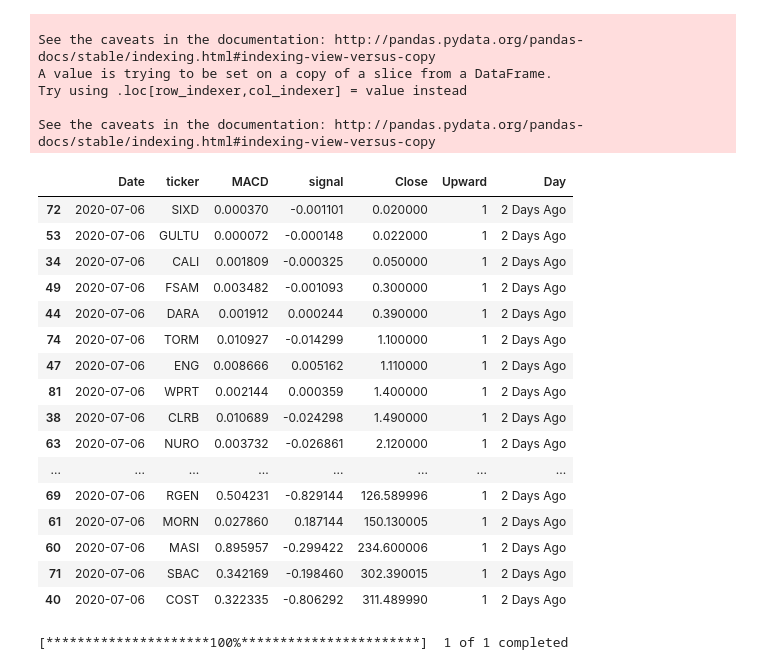
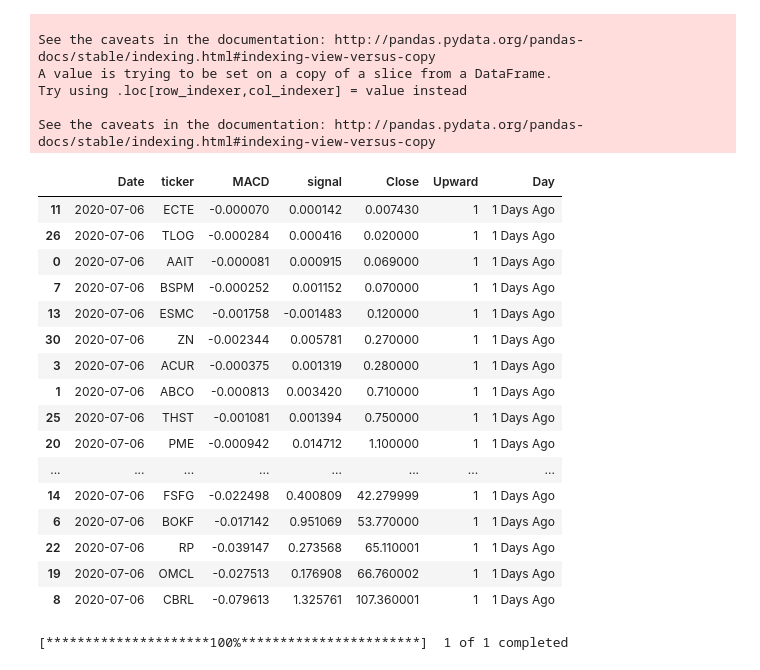
Before and after one commit to Mtaylert/Stock_Evaluation, a Jupyter notebook: StockEvaluations.ipynb, the cells around one changed output. Saved outputs shown, nothing was run; the diff lists cells and outputs as text; code cells hidden in the pictures.

```diff
--- a/StockEvaluations.ipynb
+++ b/StockEvaluations.ipynb
@@ -222,17 +222,17 @@ def upward_trending_stocks(nasdaq_data,end_date,start_date_lb=10,upward=True):
 
         save_columns = ['Date','ticker','MACD','signal','Close']
         sort_values = []
-         for i in range(1,6):
+        for i in range(1,6):
             if i==1:
                 nasdaq_data['MACD_Shift_{}Day'.format(i)]=nasdaq_data.groupby('ticker')['MACD'].shift(i)
 
-                nasdaq_data['Cross_Over_{}_Days'.format(i)] = [1 if x<0 and y>0 else 0 for x,y in zip(nasdaq_data['MACD'],nasdaq_data['MACD_Shift_{}Day'.format(i)])]
+                nasdaq_data['Cross_Over_{}_Days'.format(i)] = [1 if x>0 and y<0 else 0 for x,y in zip(nasdaq_data['MACD'],nasdaq_data['MACD_Shift_{}Day'.format(i)])]
                 save_columns.append('Cross_Over_{}_Days'.format(i))
                 sort_values.append('Cross_Over_{}_Days'.format(i))
             else:
                 nasdaq_data['MACD_Shift_{}Day'.format(i)]=nasdaq_data.groupby('ticker')['MACD'].shift(i)
 
-                nasdaq_data['Cross_Over_{}_Days'.format(i)] = [1 if x<0 and y>0 else 0 for x,y in zip(nasdaq_data['MACD_Shift_{}Day'.format(i-1)],nasdaq_data['MACD_Shift_{}Day'.format(i)])]
+                nasdaq_data['Cross_Over_{}_Days'.format(i)] = [1 if x>0 and y>0 else 0 for x,y in zip(nasdaq_data['MACD_Shift_{}Day'.format(i-1)],nasdaq_data['MACD_Shift_{}Day'.format(i)])]
                 save_columns.append('Cross_Over_{}_Days'.format(i))
                 sort_values.append('Cross_Over_{}_Days'.format(i))
 
@@ -327,25 +335,25 @@ Try using .loc[row_indexer,col_indexer] = value instead
 
 See the caveats in the documentation: http://pandas.pydata.org/pandas-docs/stable/indexing.html#indexing-view-versus-copy
 # %%
-TopShifts_up[TopShifts_up['Day']=='2 Days Ago'].sort_values('Close')
+TopShifts_up[TopShifts_up['Day']=='1 Days Ago'].sort_values('Close')
 # %% [output]
 |  | Date | ticker | MACD | signal | Close | Upward | Day |
-| 72 | 2020-07-06 | SIXD | 0.000370 | -0.001101 | 0.020000 | 1 | 2 Days Ago |
-| 53 | 2020-07-06 | GULTU | 0.000072 | -0.000148 | 0.022000 | 1 | 2 Days Ago |
-| 34 | 2020-07-06 | CALI | 0.001809 | -0.000325 | 0.050000 | 1 | 2 Days Ago |
-| 49 | 2020-07-06 | FSAM | 0.003482 | -0.001093 | 0.300000 | 1 | 2 Days Ago |
-| 44 | 2020-07-06 | DARA | 0.001912 | 0.000244 | 0.390000 | 1 | 2 Days Ago |
-| 74 | 2020-07-06 | TORM | 0.010927 | -0.014299 | 1.100000 | 1 | 2 Days Ago |
-| 47 | 2020-07-06 | ENG | 0.008666 | 0.005162 | 1.110000 | 1 | 2 Days Ago |
-| 81 | 2020-07-06 | WPRT | 0.002144 | 0.000359 | 1.400000 | 1 | 2 Days Ago |
-| 38 | 2020-07-06 | CLRB | 0.010689 | -0.024298 | 1.490000 | 1 | 2 Days Ago |
-| 63 | 2020-07-06 | NURO | 0.003732 | -0.026861 | 2.120000 | 1 | 2 Days Ago |
+| 11 | 2020-07-06 | ECTE | -0.000070 | 0.000142 | 0.007430 | 1 | 1 Days Ago |
+| 26 | 2020-07-06 | TLOG | -0.000284 | 0.000416 | 0.020000 | 1 | 1 Days Ago |
+| 0 | 2020-07-06 | AAIT | -0.000081 | 0.000915 | 0.069000 | 1 | 1 Days Ago |
+| 7 | 2020-07-06 | BSPM | -0.000252 | 0.001152 | 0.070000 | 1 | 1 Days Ago |
+| 13 | 2020-07-06 | ESMC | -0.001758 | -0.001483 | 0.120000 | 1 | 1 Days Ago |
+| 30 | 2020-07-06 | ZN | -0.002344 | 0.005781 | 0.270000 | 1 | 1 Days Ago |
+| 3 | 2020-07-06 | ACUR | -0.000375 | 0.001319 | 0.280000 | 1 | 1 Days Ago |
+| 1 | 2020-07-06 | ABCO | -0.000813 | 0.003420 | 0.710000 | 1 | 1 Days Ago |
+| 25 | 2020-07-06 | THST | -0.001081 | 0.001394 | 0.750000 | 1 | 1 Days Ago |
+| 20 | 2020-07-06 | PME | -0.000942 | 0.014712 | 1.100000 | 1 | 1 Days Ago |
 | ... | ... | ... | ... | ... | ... | ... | ... |
-| 69 | 2020-07-06 | RGEN | 0.504231 | -0.829144 | 126.589996 | 1 | 2 Days Ago |
-| 61 | 2020-07-06 | MORN | 0.027860 | 0.187144 | 150.130005 | 1 | 2 Days Ago |
-| 60 | 2020-07-06 | MASI | 0.895957 | -0.299422 | 234.600006 | 1 | 2 Days Ago |
-| 71 | 2020-07-06 | SBAC | 0.342169 | -0.198460 | 302.390015 | 1 | 2 Days Ago |
-| 40 | 2020-07-06 | COST | 0.322335 | -0.806292 | 311.489990 | 1 | 2 Days Ago |
+| 14 | 2020-07-06 | FSFG | -0.022498 | 0.400809 | 42.279999 | 1 | 1 Days Ago |
+| 6 | 2020-07-06 | BOKF | -0.017142 | 0.951069 | 53.770000 | 1 | 1 Days Ago |
+| 22 | 2020-07-06 | RP | -0.039147 | 0.273568 | 65.110001 | 1 | 1 Days Ago |
+| 19 | 2020-07-06 | OMCL | -0.027513 | 0.176908 | 66.760002 | 1 | 1 Days Ago |
+| 8 | 2020-07-06 | CBRL | -0.079613 | 1.325761 | 107.360001 | 1 | 1 Days Ago |
 # %%
 TopShifts_down.to_csv('/Users/sheenmccullough/Documents/StockEval/data/downward_trend_{}_.csv'.format(now),index=False)
 TopShifts_up.to_csv('/Users/sheenmccullough/Documents/StockEval/data/upward_trend_{}_.csv'.format(now),index=False)
```
Also changed, not shown: parts of 1 cell of this notebook, 1 other file.
